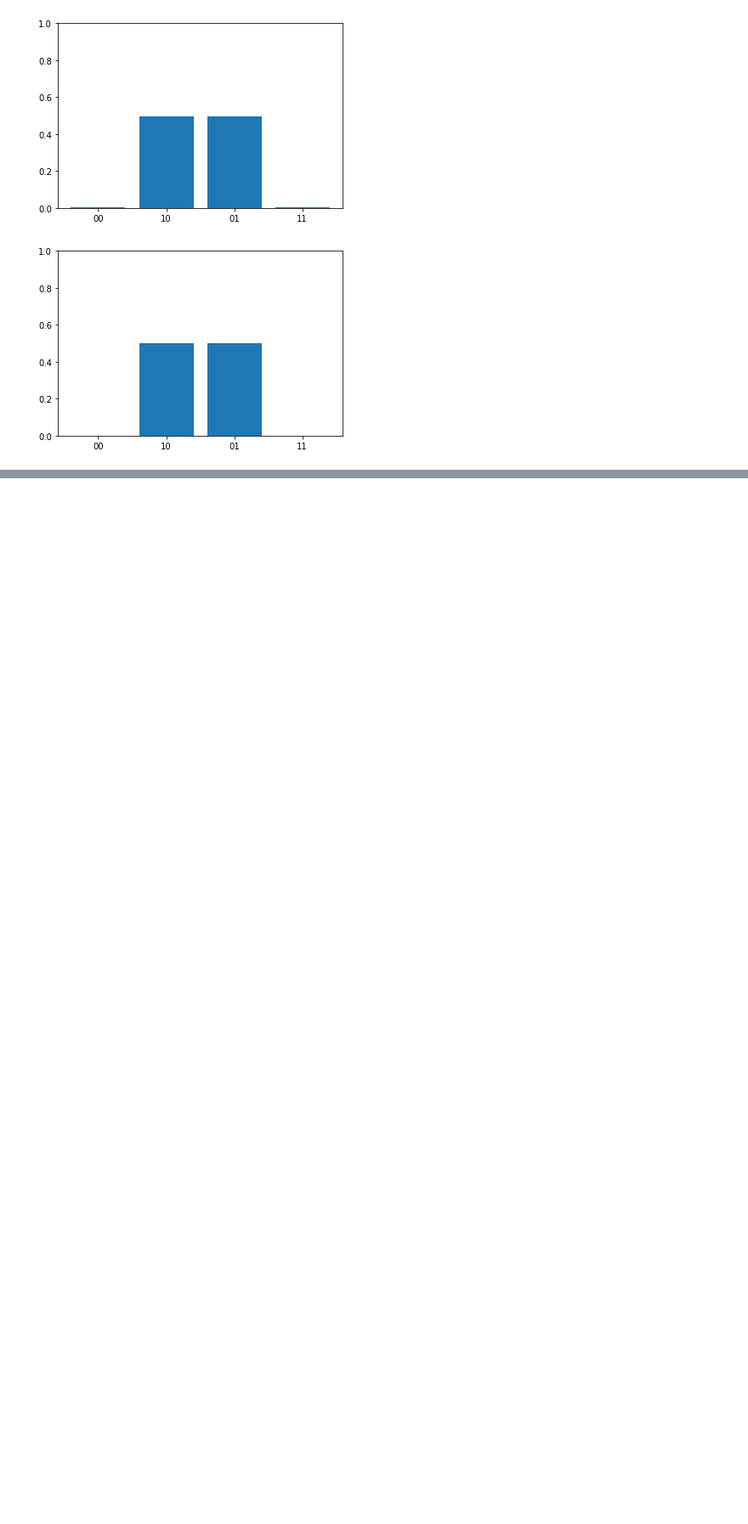
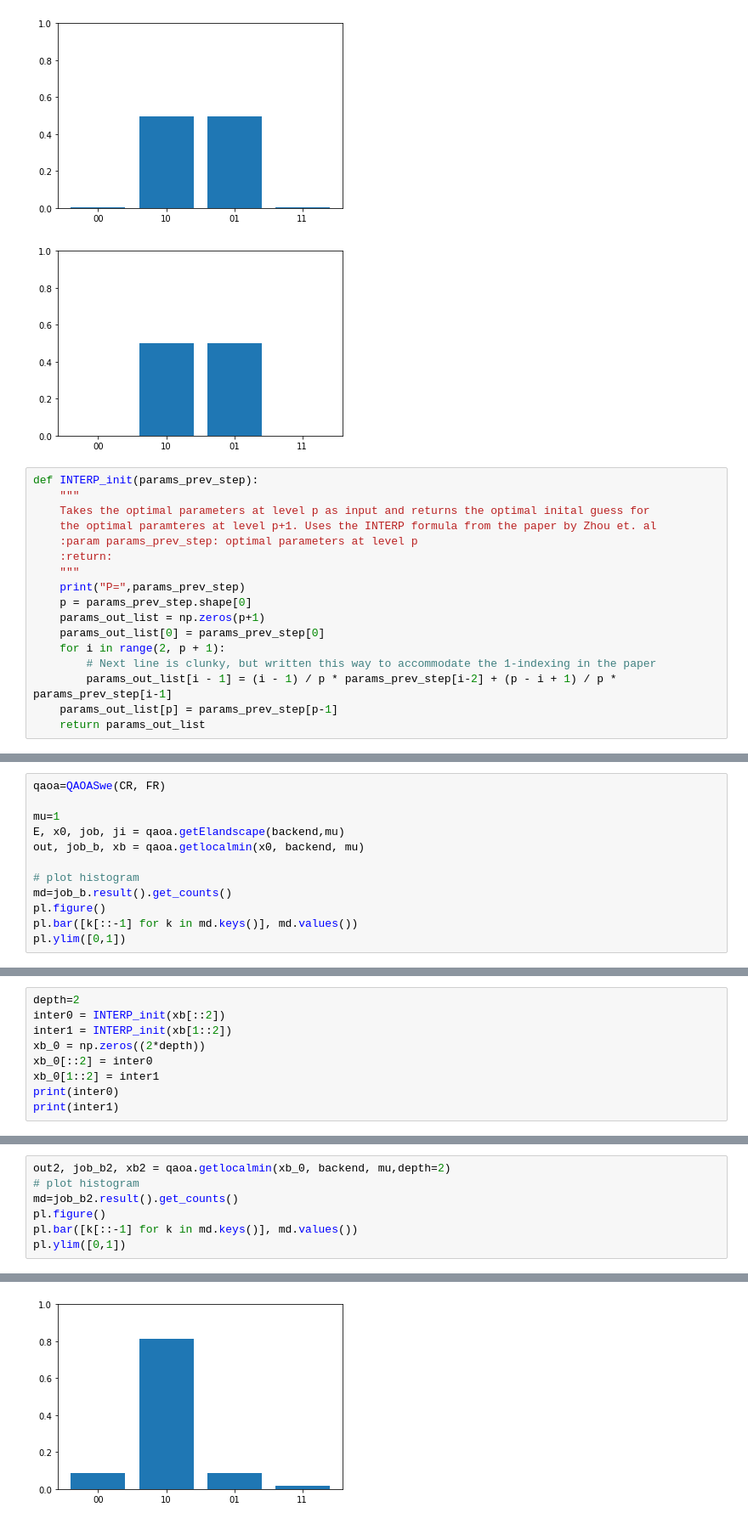
Before and after one commit to OpenQuantumComputing/optimization, a Jupyter notebook: newbeginning.ipynb, the cells around one changed output, grey strips where cells are left out. Shown at 85% size. Saved outputs shown, nothing was run; the diff lists cells and outputs as text; blank space fills up the shorter version.

```diff
--- a/newbeginning.ipynb
+++ b/newbeginning.ipynb
@@ -238,3 +240,20 @@ Optimization terminated successfully.
 [figure]
 [figure]
 [figure]
+# %%
+def INTERP_init(params_prev_step):
+    """
+    Takes the optimal parameters at level p as input and returns the optimal inital guess for
+    the optimal paramteres at level p+1. Uses the INTERP formula from the paper by Zhou et. al
+    :param params_prev_step: optimal parameters at level p
+    :return:
+    """
+    print("P=",params_prev_step)
+    p = params_prev_step.shape[0]
+    params_out_list = np.zeros(p+1)
+    params_out_list[0] = params_prev_step[0]
+    for i in range(2, p + 1):
+        # Next line is clunky, but written this way to accommodate the 1-indexing in the paper
+        params_out_list[i - 1] = (i - 1) / p * params_prev_step[i-2] + (p - i + 1) / p * params_prev_step[i-1]
+    params_out_list[p] = params_prev_step[p-1]
+    return params_out_list
@@ -240,0 +367,12 @@ Optimization terminated successfully.
+# %%
+qaoa=QAOASwe(CR, FR)
+
+mu=1
+E, x0, job, ji = qaoa.getElandscape(backend,mu)
+out, job_b, xb = qaoa.getlocalmin(x0, backend, mu)
+
+# plot histogram
+md=job_b.result().get_counts()
+pl.figure()
+pl.bar([k[::-1] for k in md.keys()], md.values())
+pl.ylim([0,1])
@@ -240,0 +386,9 @@ Optimization terminated successfully.
+# %%
+depth=2
+inter0 = INTERP_init(xb[::2])
+inter1 = INTERP_init(xb[1::2])
+xb_0 = np.zeros((2*depth))
+xb_0[::2] = inter0
+xb_0[1::2] = inter1
+print(inter0)
+print(inter1)
@@ -240,0 +400,8 @@ Optimization terminated successfully.
+# %%
+out2, job_b2, xb2 = qaoa.getlocalmin(xb_0, backend, mu,depth=2)
+# plot histogram
+md=job_b2.result().get_counts()
+pl.figure()
+pl.bar([k[::-1] for k in md.keys()], md.values())
+pl.ylim([0,1])
+# %% [output]
@@ -240,0 +413 @@ Optimization terminated successfully.
+[figure, added]
```
Also changed, not shown: parts of 13 cells of this notebook, 2 other files.
